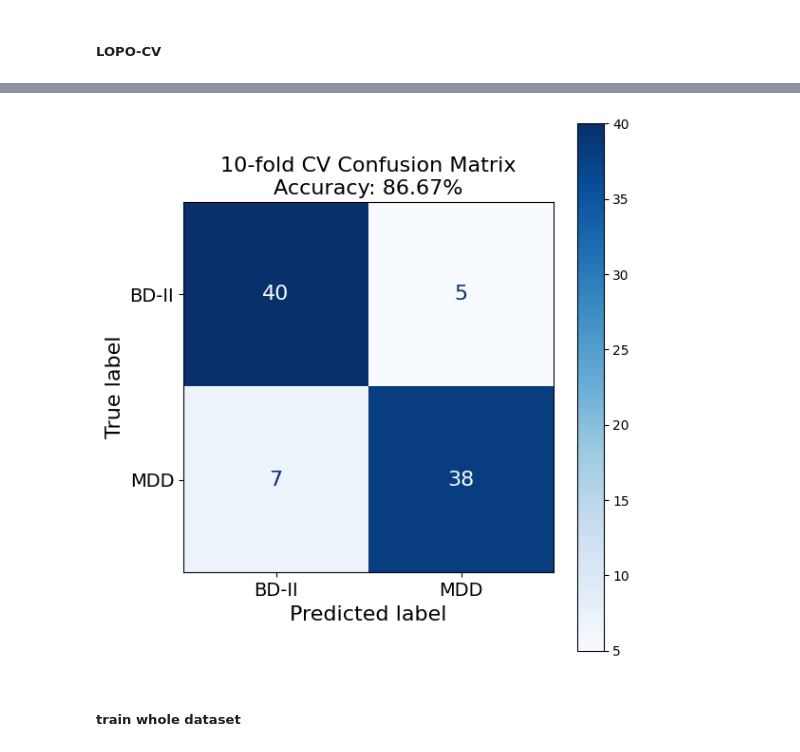
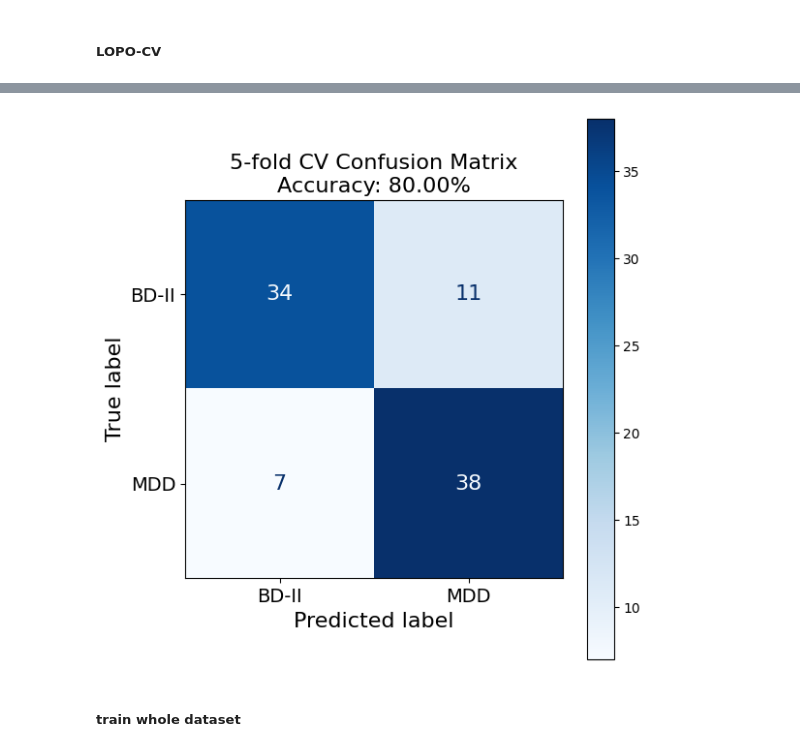
Before and after one commit to well50504/NYCU-thesis, a Jupyter notebook: src_DL/cnn_BD_MDD.ipynb, the cells around one changed output, grey strips where cells are left out. Drawn from its saved outputs; the diff is of its cells as text; code cells hidden in the pictures.

```diff
--- a/src_DL/cnn_BD_MDD.ipynb
+++ b/src_DL/cnn_BD_MDD.ipynb
@@ -410,7 +401,7 @@ def loocv_predict():
 # %%
 def loocv_predict():
 
-    skf = StratifiedKFold(n_splits=10, shuffle=True, random_state=42)
+    skf = StratifiedKFold(n_splits=5, shuffle=True, random_state=42)
     labels = [y for _, y in all_train_raw]
 
     y_true, y_pred = [], []
@@ -479,27 +465,27 @@ LOOCV Accuracy: 0.8667
 # %%
 if draw_loocv_cm:
     cm = confusion_matrix(y_true, y_pred)
     disp = ConfusionMatrixDisplay(cm, display_labels=["BD-II", "MDD"])
     fig, ax = plt.subplots(figsize=(6, 6))
     disp.plot(ax=ax, cmap=plt.cm.Blues)
 
     lopoacc = acc * 100
 
-    ax.set_title(f"10-fold CV Confusion Matrix\nAccuracy: {lopoacc:.2f}%", fontsize=16)
+    ax.set_title(f"5-fold CV Confusion Matrix\nAccuracy: {lopoacc:.2f}%", fontsize=16)
 
     ax.tick_params(axis='both', labelsize=14)
 
     for txt in ax.texts:
         txt.set_fontsize(16)
 
     ax.xaxis.label.set_size(16)
     ax.yaxis.label.set_size(16)
 
     plt.tight_layout()
-    # plt.savefig("../result_DL/BD_MDD/wo_DA/LOPO-CV_Confusion_Matrix.png", dpi=300)
+    # plt.savefig("../result_DL/BD_MDD/wo_DA/5fold-CV_Confusion_Matrix.png", dpi=300)
     plt.show()
 # %% [output]
-[figure, old version]
+[figure, new version]
 # %% [markdown]
 ##### train whole dataset
 # %%
```
Also changed, not shown: parts of 5 cells of this notebook, 16 other files.
